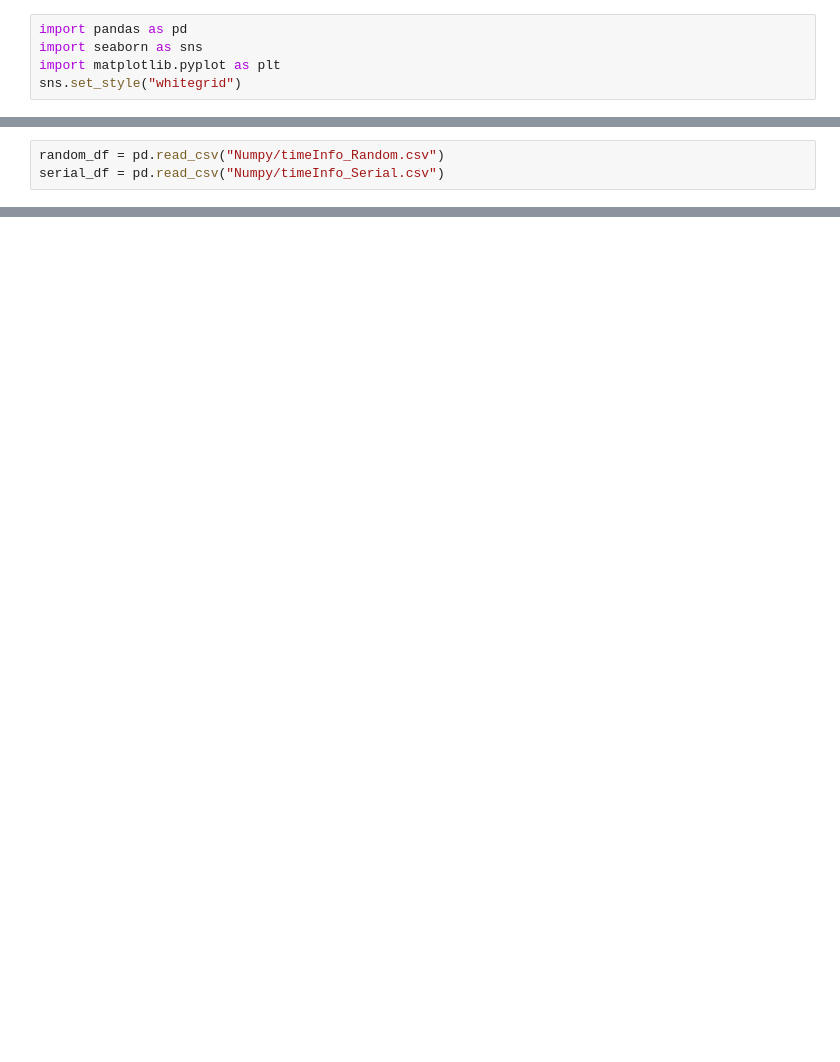
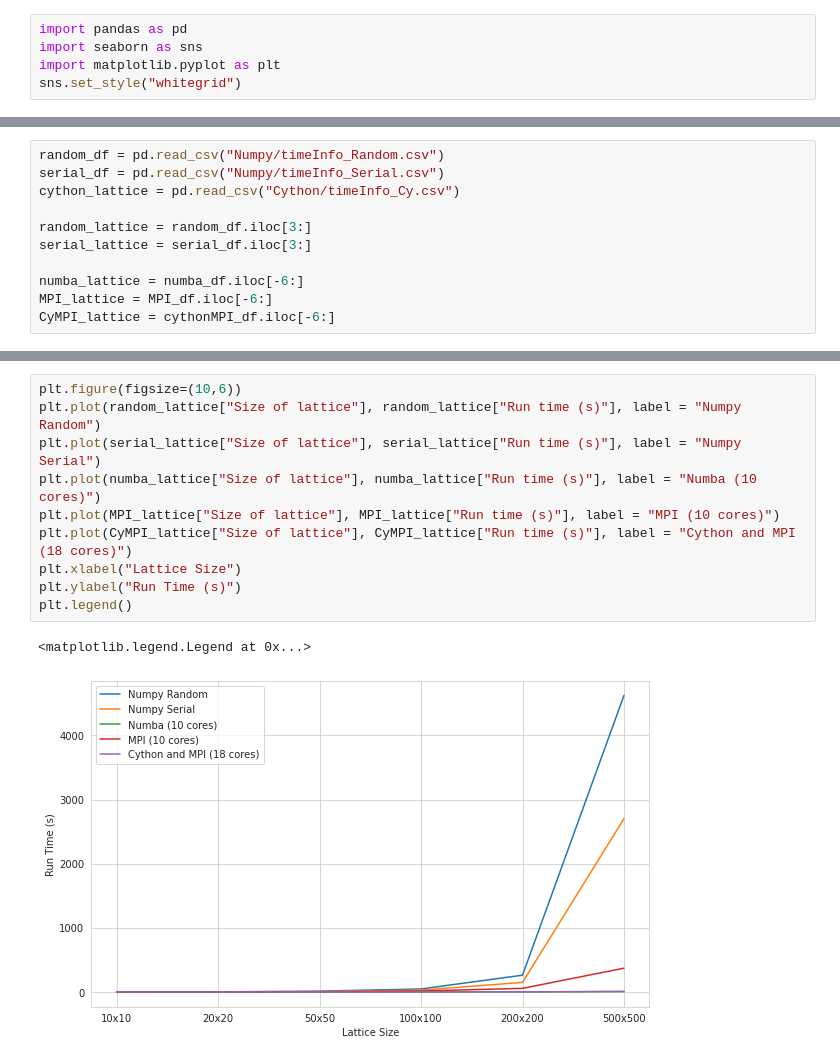
Before and after one commit to RedHorizonss/LiqCrystProj, a Jupyter notebook: Plotting_code.ipynb, the cells around one changed output, grey strips where cells are left out. Saved outputs shown, nothing was run; the diff lists cells and outputs as text; blank space fills up the shorter version.

```diff
--- a/Plotting_code.ipynb
+++ b/Plotting_code.ipynb
@@ -36,3 +93,11 @@ Text(0, 0.5, 'Time taken to run the code (s)')
 # %%
 random_df = pd.read_csv("Numpy/timeInfo_Random.csv")
 serial_df = pd.read_csv("Numpy/timeInfo_Serial.csv")
+cython_lattice = pd.read_csv("Cython/timeInfo_Cy.csv")
+
+random_lattice = random_df.iloc[3:]
+serial_lattice = serial_df.iloc[3:]
+
+numba_lattice = numba_df.iloc[-6:]
+MPI_lattice = MPI_df.iloc[-6:]
+CyMPI_lattice = cythonMPI_df.iloc[-6:]
@@ -38,0 +122,13 @@ serial_df = pd.read_csv("Numpy/timeInfo_Serial.csv")
+# %%
+plt.figure(figsize=(10,6))
+plt.plot(random_lattice["Size of lattice"], random_lattice["Run time (s)"], label = "Numpy Random")
+plt.plot(serial_lattice["Size of lattice"], serial_lattice["Run time (s)"], label = "Numpy Serial")
+plt.plot(numba_lattice["Size of lattice"], numba_lattice["Run time (s)"], label = "Numba (10 cores)")
+plt.plot(MPI_lattice["Size of lattice"], MPI_lattice["Run time (s)"], label = "MPI (10 cores)")
+plt.plot(CyMPI_lattice["Size of lattice"], CyMPI_lattice["Run time (s)"], label = "Cython and MPI (18 cores)")
+plt.xlabel("Lattice Size")
+plt.ylabel("Run Time (s)")
+plt.legend()
+# %% [output]
+<matplotlib.legend.Legend at 0x...>
+[figure, added]
```
Also changed, not shown: parts of 10 cells of this notebook, 5 other files.
